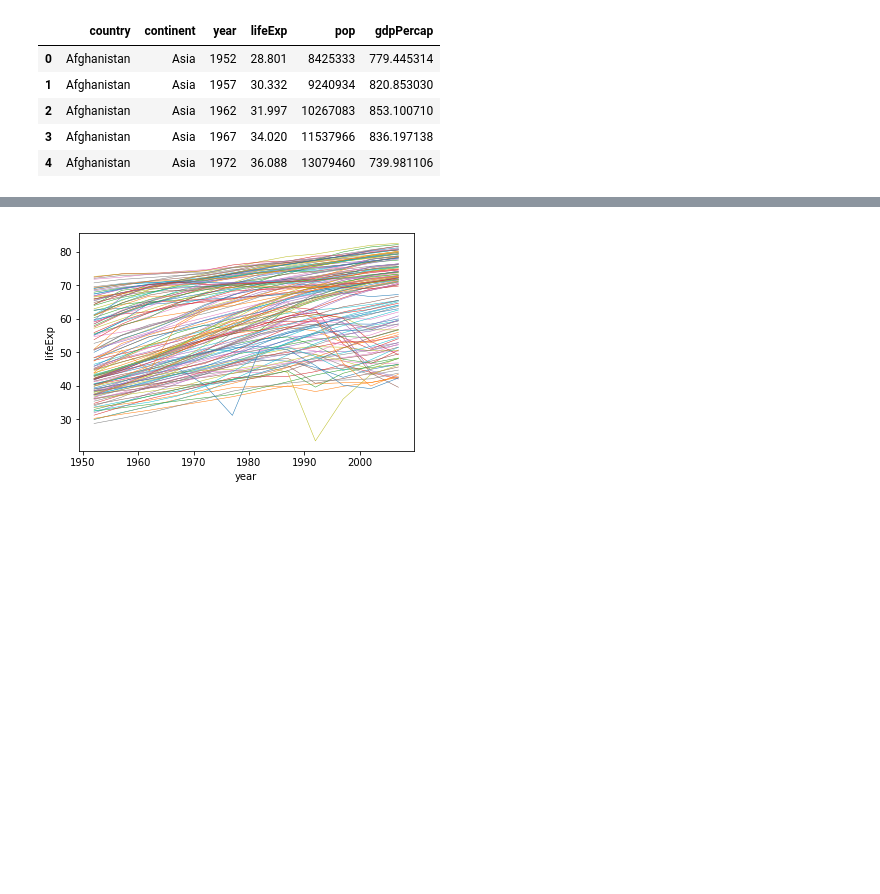
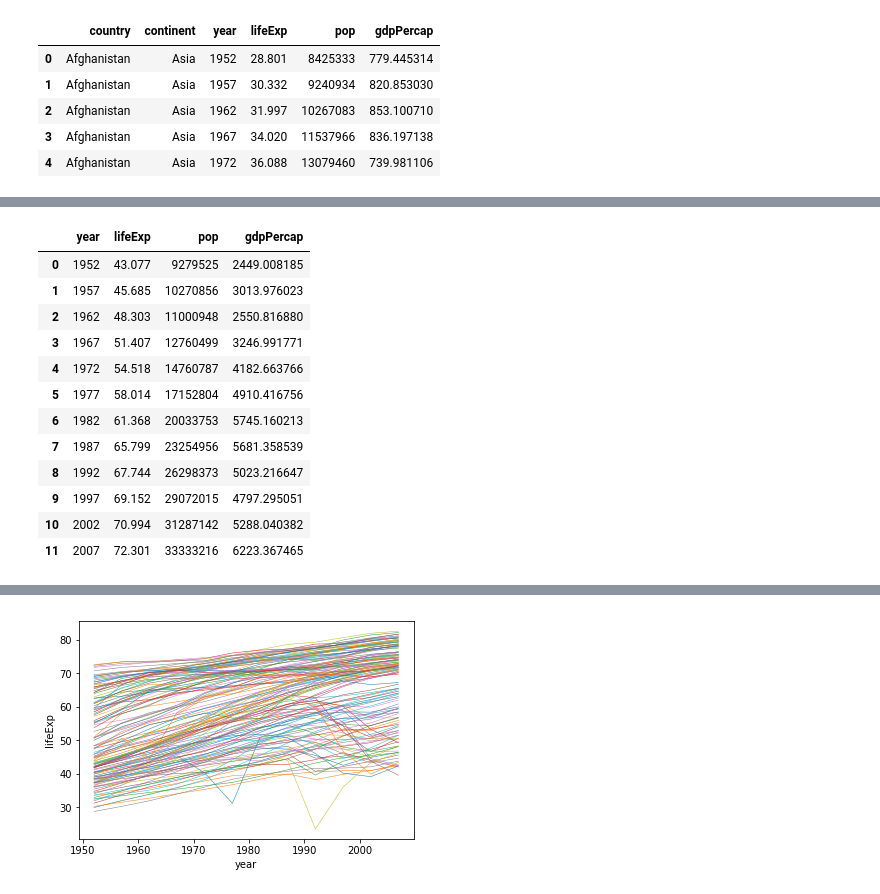
Before and after one commit to WHUFT/WHU_FinTech_Workshop, a Jupyter notebook: 10-研究方法学习班/11-金融数据科学/08-数据建模（22-25章）/Chapter25/Chapter25.ipynb, the cells around one changed output, grey strips where cells are left out. Cells and saved outputs as stored; diff of their text form; code cells hidden in the pictures; blank space fills up the shorter version.

```diff
--- a/10-研究方法学习班/11-金融数据科学/08-数据建模（22-25章）/Chapter25/Chapter25.ipynb
+++ b/10-研究方法学习班/11-金融数据科学/08-数据建模（22-25章）/Chapter25/Chapter25.ipynb
@@ -22,0 +25,4 @@ gapminder.head(5)
+# %%
+gapminder_data = pd.DataFrame(columns = ['continent', 'country', 'data'])
+for (k1,k2), group in gapminder.groupby(['continent', 'country']):
+    gapminder_data = gapminder_data.append({'continent':k1,'country':k2,'data':group.reset_index().iloc[:,3:]}, ignore_index=True)
@@ -22,0 +45,16 @@ gapminder.head(5)
+# %%
+gapminder_data['data'][0]
+# %% [output]
+|  | year | lifeExp | pop | gdpPercap |
+| 0 | 1952 | 43.077 | 9279525 | 2449.008185 |
+| 1 | 1957 | 45.685 | 10270856 | 3013.976023 |
+| 2 | 1962 | 48.303 | 11000948 | 2550.816880 |
+| 3 | 1967 | 51.407 | 12760499 | 3246.991771 |
+| 4 | 1972 | 54.518 | 14760787 | 4182.663766 |
+| 5 | 1977 | 58.014 | 17152804 | 4910.416756 |
+| 6 | 1982 | 61.368 | 20033753 | 5745.160213 |
+| 7 | 1987 | 65.799 | 23254956 | 5681.358539 |
+| 8 | 1992 | 67.744 | 26298373 | 5023.216647 |
+| 9 | 1997 | 69.152 | 29072015 | 4797.295051 |
+| 10 | 2002 | 70.994 | 31287142 | 5288.040382 |
+| 11 | 2007 | 72.301 | 33333216 | 6223.367465 |
```
Also changed, not shown: parts of 13 cells of this notebook.
